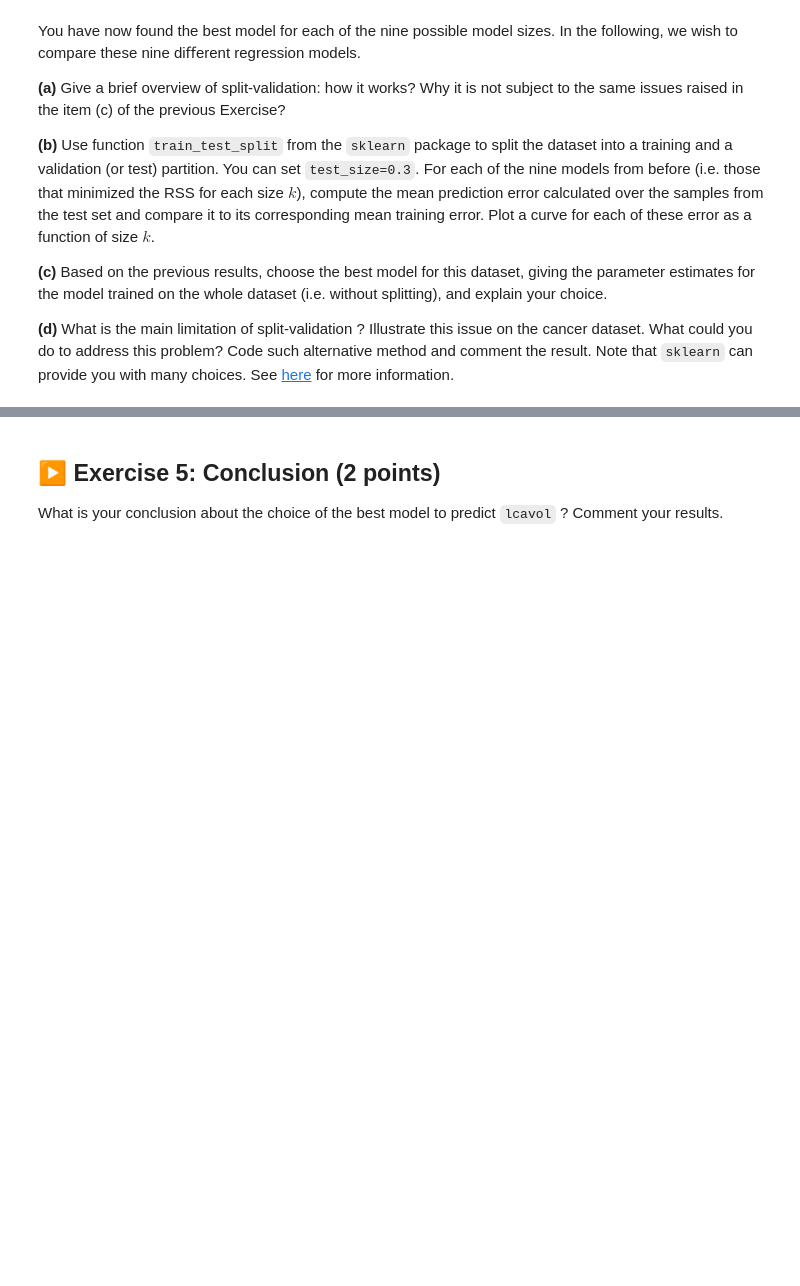
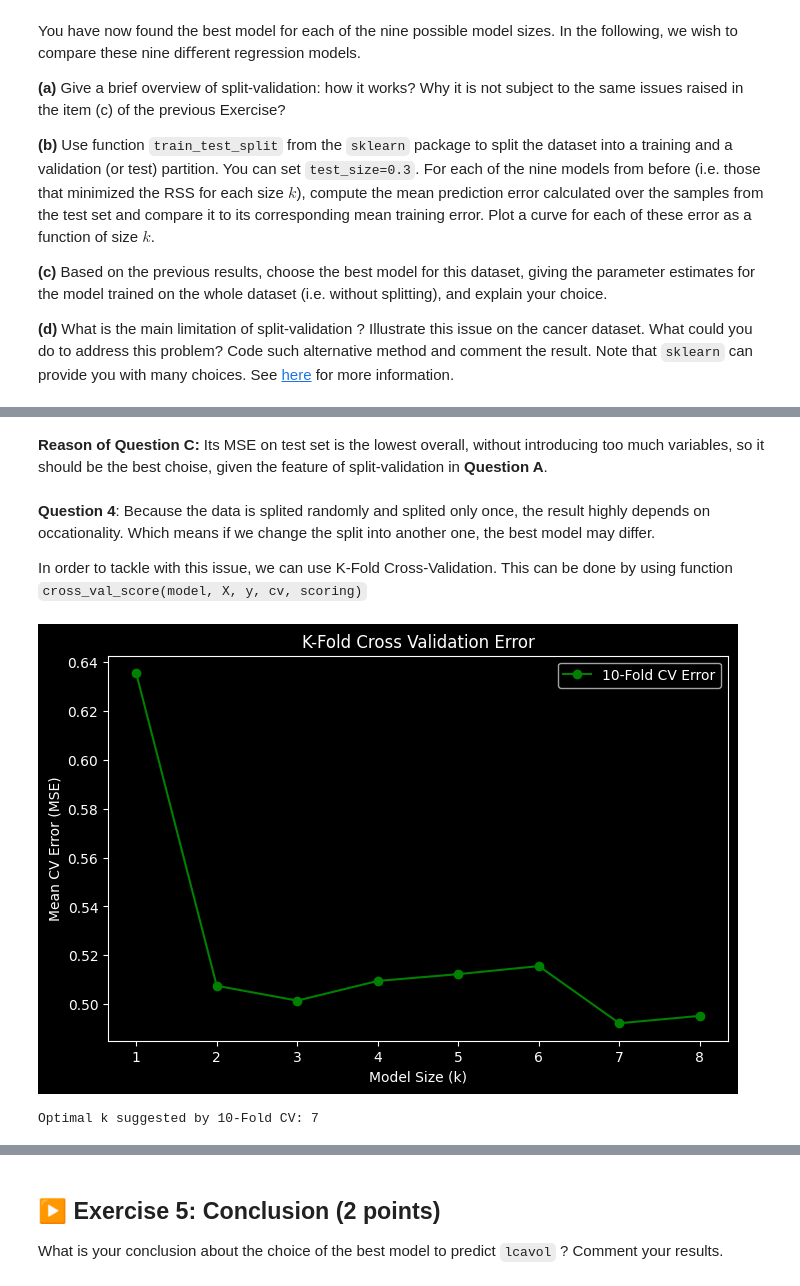
Before and after one commit to ISLA-Grenoble/2026-main, a Jupyter notebook: TP/TP1/TP1.ipynb, the cells around one changed output, grey strips where cells are left out. Cells and saved outputs as stored; diff of their text form; code cells hidden in the pictures; blank space fills up the shorter version.

```diff
--- a/TP/TP1/TP1.ipynb
+++ b/TP/TP1/TP1.ipynb
@@ -550,0 +744,36 @@ you do to address this problem? Code such alternative method and comment the res
+# %% [markdown]
+**Reason of Question C:** Its MSE on test set is the lowest overall, without introducing too much variables, so it should be the best choise, given the feature of split-validation in **Question A**.
+# %% [markdown]
+**Question 4**: Because the data is splited randomly and splited only once, the result highly depends on occationality. Which means if we change the split into another one, the best model may differ.
+
+In order to tackle with this issue, we can use K-Fold Cross-Validation. This can be done by using function `cross_val_score(model, X, y, cv, scoring)`
+# %%
+from sklearn.model_selection import cross_val_score
+from sklearn.linear_model import LinearRegression
+
+cv_errors = []
+
+model_lr = LinearRegression()
+
+for bm in best_models:
+    if bm['K'] == 0:
+        continue
+    features = list(bm['model_features'])
+    XX = X.drop(columns = ['intercept'])
+    scores = cross_val_score(model_lr, XX[features], y, cv=10, scoring='neg_mean_squared_error')
+    avg_mse = -scores.mean()
+    cv_errors.append(avg_mse)
+
+plt.figure(figsize=(8, 5))
+plt.plot(range(1, 9), cv_errors, marker='o', color='green', label='10-Fold CV Error')
+plt.xlabel('Model Size (k)')
+plt.ylabel('Mean CV Error (MSE)')
+plt.title('K-Fold Cross Validation Error')
+plt.legend()
+plt.show()
+
+best_k_cv = np.argmin(cv_errors)+1
+print(f"Optimal k suggested by 10-Fold CV: {best_k_cv}")
+# %% [output]
+[figure, added]
+Optimal k suggested by 10-Fold CV: 7
```
Also changed, not shown: parts of 14 cells of this notebook.
